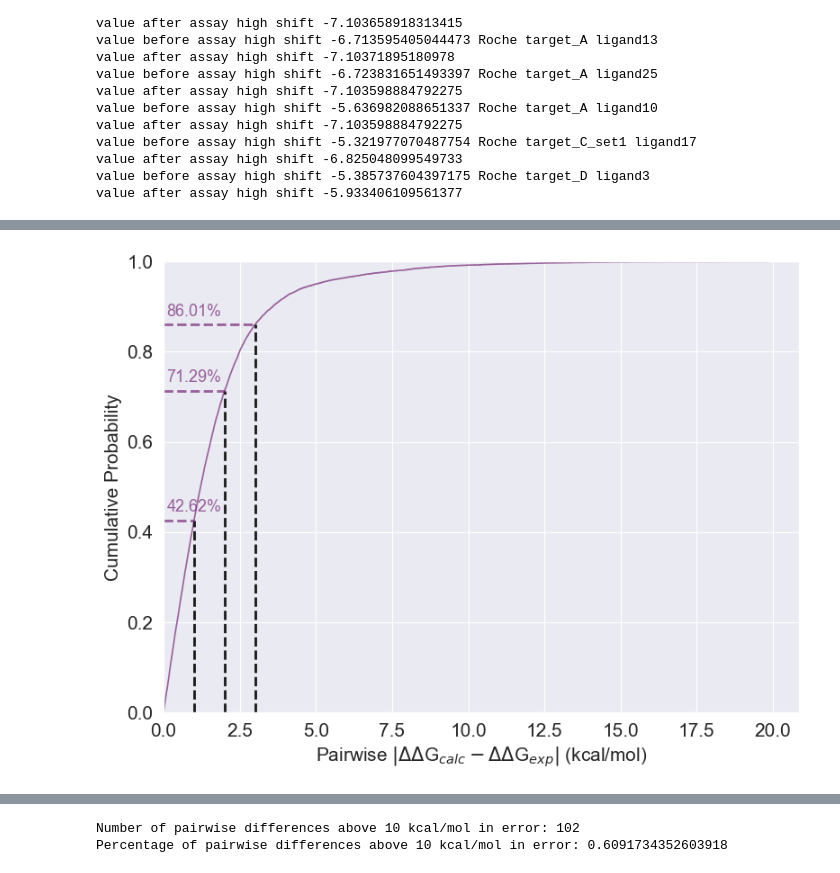
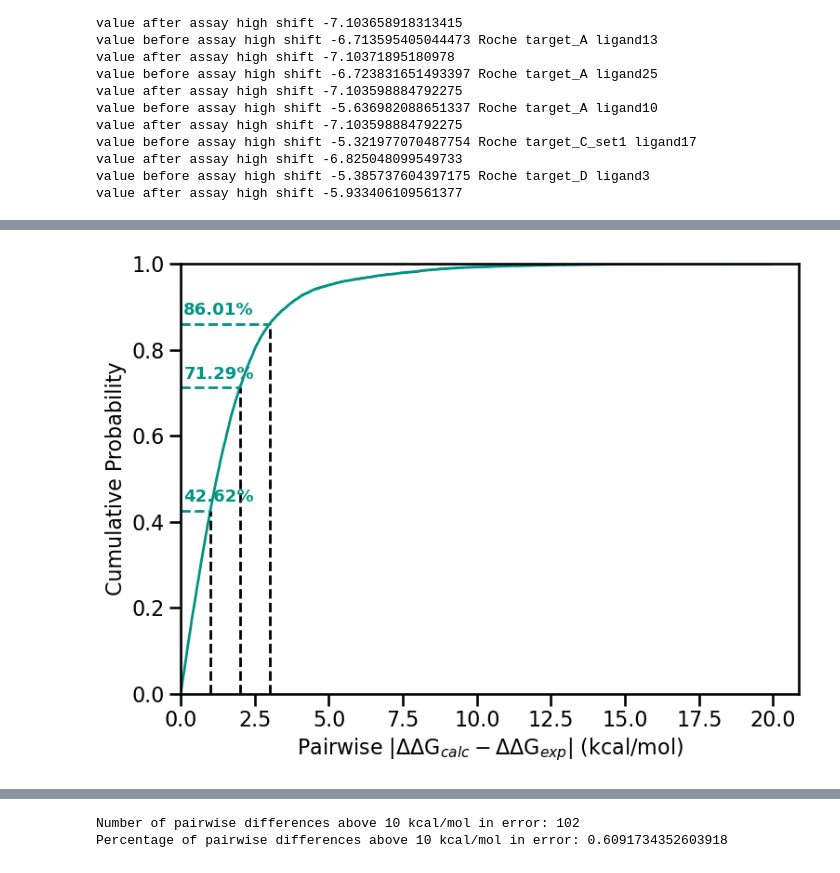
Before and after one commit to OpenFreeEnergy/IndustryBenchmarks2024, a Jupyter notebook: industry_benchmarks/analysis/notebooks/compare_public_private_sets.ipynb, the cells around one changed output, grey strips where cells are left out. Cells and saved outputs as stored; diff of their text form; code cells hidden in the pictures.

```diff
--- a/industry_benchmarks/analysis/notebooks/compare_public_private_sets.ipynb
+++ b/industry_benchmarks/analysis/notebooks/compare_public_private_sets.ipynb
@@ -3,7 +3,9 @@ import pandas as pd
 import matplotlib.pyplot as plt
 import seaborn as sns
 import numpy as np
-sns.set_style("darkgrid")
-sns.set_theme("paper")
+sns.set_context("talk")
+
+openfe_public_colour = "#8A2283"
+openfe_private_colour = "#009384"
 # %%
 normal_edge_data = pd.read_csv("https://raw.githubusercontent.com/OpenFreeEnergy/IndustryBenchmarks2024/refs/heads/main/industry_benchmarks/analysis/processed_results/combined_pymbar3_edge_data.csv")
@@ -70,12 +76,12 @@ private_dg_data
 # %%
 # create a second filtered version of the private dataset to correct for duplicate ligands and ligands reported at the assay limits
 issue_ligands = {
-    ("GSK", "GSK_PRIVATE_1"): {"tautomer": ["ligand23", "ligand18"], "enantiomer":["ligand9"]},
+    ("EliLilly", "Project0"): {"conformers": ["ligand1"]},
+    ("GSK", "GSK_PRIVATE_1"): {"tautomer": ["ligand18", "ligand23"], "enantiomer":["ligand9"]},
+    ("Janssen", "systemB_set1"): {"enantiomer": ["ligand0", "ligand4", "ligand7", "ligand10", "ligand17", "ligand18"]},
     ("Janssen", "systemD_set1"): {"tautomer": ["ligand36", "ligand1"], "enantiomer": ["ligand54"], "assay_high": ["ligand44", "ligand23", "ligand45", "ligand25", "ligand18", "ligand19", "ligand32"]},
+    ("Merck", "merck_private_G"): {"conformers": ["ligand23"]},
     ("Merck", "merck_private_T"): {"enantiomer": ["ligand30"], "assay_high": ["ligand9", "ligand31", "ligand14", "ligand6"], "assay_low": ["ligand24", "ligand22", "ligand32"]},
-    ("EliLilly", "Project0"): {"conformers": ["ligand1"]},
-    ("Janssen", "systemB_set1"): {"enantiomer": ["ligand0", "ligand7", "ligand4", "ligand10", "ligand17", "ligand18"]},
-    ("Merck", "merck_private_G"): {"conformers": ["ligand23"]},
     ("Roche", "target_A"): {"enantiomer": ["ligand0"], "assay_high": ["ligand3", "ligand15", "ligand14", "ligand23", "ligand11", "ligand18", "ligand13", "ligand17", "ligand25", "ligand10"]},
     ("Roche", "target_B"): {"assay_high": ["ligand3", "ligand4"]},
     ("Roche", "target_C_set1"): {"conformers": ["ligand16",], "assay_high": ["ligand17", "ligand18"]},
@@ -327,39 +428,39 @@ def plot_pairwise_ecdf(df, filename):
     # plot the ecdf for the public data
     # calculate the abs errors
     private_error = np.abs(df["OpenFE DDG (kcal/mol)"] - df["Exp DDG (kcal/mol)"])
-    sns.ecdfplot(private_error, label="Private", ax=ax, color='#762776', alpha=0.7)
+    sns.ecdfplot(private_error, label="Private", ax=ax, color=openfe_private_colour, linewidth=2)
     # workout the percentage of values below 1 kcal/mol on the private data
     private_below_1 = np.sum(private_error < 1) / len(private_error)
     # add a line at 1 kcal/mol for private
     ax.axvline(x=1, ymax=private_below_1, color='k', linestyle='--', linewidth=2)
-    ax.plot([0, 1], [private_below_1, private_below_1], color='#762776', linestyle='--', linewidth=2, alpha=0.7)
+    ax.plot([0, 1], [private_below_1, private_below_1], color=openfe_private_colour, linestyle='--', linewidth=2)
     # add the text for the percentage below 1 kcal/mol
-    ax.text(0.1, private_below_1 + 0.02, f"{private_below_1:.2%}", color='#762776', fontsize=13, zorder=10, alpha=0.7)
+    ax.text(0.1, private_below_1 + 0.02, f"{private_below_1:.2%}", color=openfe_private_colour, fontsize=13, zorder=10, weight='bold')
     # do the same for 2 kcal/mol
     private_below_2 = np.sum(private_error < 2) / len(private_error)
     ax.axvline(x=2, ymax=private_below_2, color='k', linestyle='--', linewidth=2)
-    ax.plot([0, 2], [private_below_2, private_below_2], color='#762776', linestyle='--', linewidth=2, alpha=0.7)
+    ax.plot([0, 2], [private_below_2, private_below_2], color=openfe_private_colour, linestyle='--', linewidth=2)
     # add the text for the percentage below 2 kcal/mol
-    ax.text(0.1, private_below_2 + 0.02, f"{private_below_2:.2%}", color='#762776', fontsize=13, alpha=0.7)
+    ax.text(0.1, private_below_2 + 0.02, f"{private_below_2:.2%}", color=openfe_private_colour, fontsize=13, weight='bold')
     # same again at 3 kcal/mol
     private_below_3 = np.sum(private_error < 3) / len(private_error)
     ax.axvline(x=3, ymax=private_below_3, color='k', linestyle='--', linewidth=2)
-    ax.plot([0, 3], [private_below_3, private_below_3], color='#762776', linestyle='--', linewidth=2, alpha=0.7)
-    ax.text(0.1, private_below_3 + 0.02, f"{private_below_3:.2%}", color='#762776', fontsize=13, alpha=0.7)
+    ax.plot([0, 3], [private_below_3, private_below_3], color=openfe_private_colour, linestyle='--', linewidth=2)
+    ax.text(0.1, private_below_3 + 0.02, f"{private_below_3:.2%}", color=openfe_private_colour, fontsize=13, weight='bold')
     # plot the ecdf for the private data
     # set the labels and title
-    ax.set_xlabel(r"Pairwise $|\Delta\Delta$G$_{calc}-\Delta\Delta$G$_{exp}|$ (kcal/mol)", fontdict={"fontsize": 15})
-    ax.set_ylabel("Cumulative Probability", fontdict={"fontsize": 15})
-    ax.tick_params(axis='x', labelsize=15)
-    ax.tick_params(axis='y', labelsize=15)
+    ax.set_xlabel(r"Pairwise $|\Delta\Delta$G$_{calc}-\Delta\Delta$G$_{exp}|$ (kcal/mol)", fontdict={"fontsize": 16})
+    ax.set_ylabel("Cumulative Probability", fontdict={"fontsize": 16})
+    ax.tick_params(axis='x', labelsize=16)
+    ax.tick_params(axis='y', labelsize=16)
     plt.xlim(left=0)
     # plt.legend()
     plt.tight_layout()
     return plt.savefig(filename, dpi=300, bbox_inches='tight')
 # %%
 # plot the ecdf for the private data
-plot_pairwise_ecdf(private_pairwise_diffs, "ecdf_pairwise_differences_private.png")
+plot_pairwise_ecdf(private_pairwise_diffs, "ecdf_pairwise_differences_private.pdf")
 # %% [output]
-[figure, old version]
+[figure, new version]
 # %%
 # plot for the filtered private dataset
```
Also changed, not shown: parts of 54 cells of this notebook, 2 other files.
